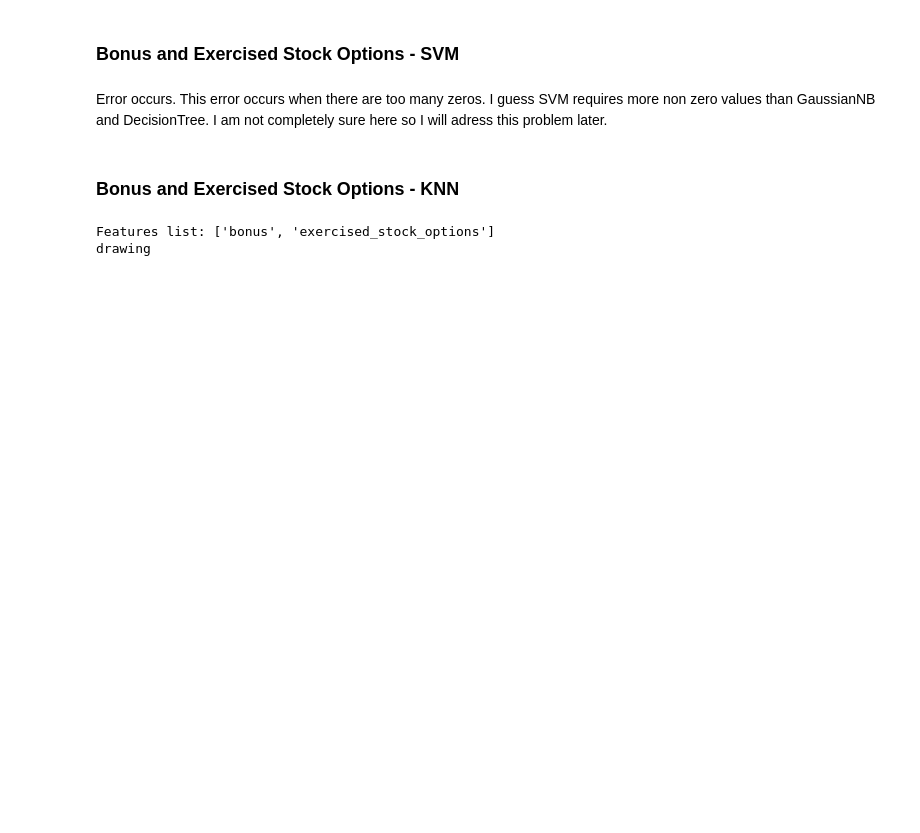
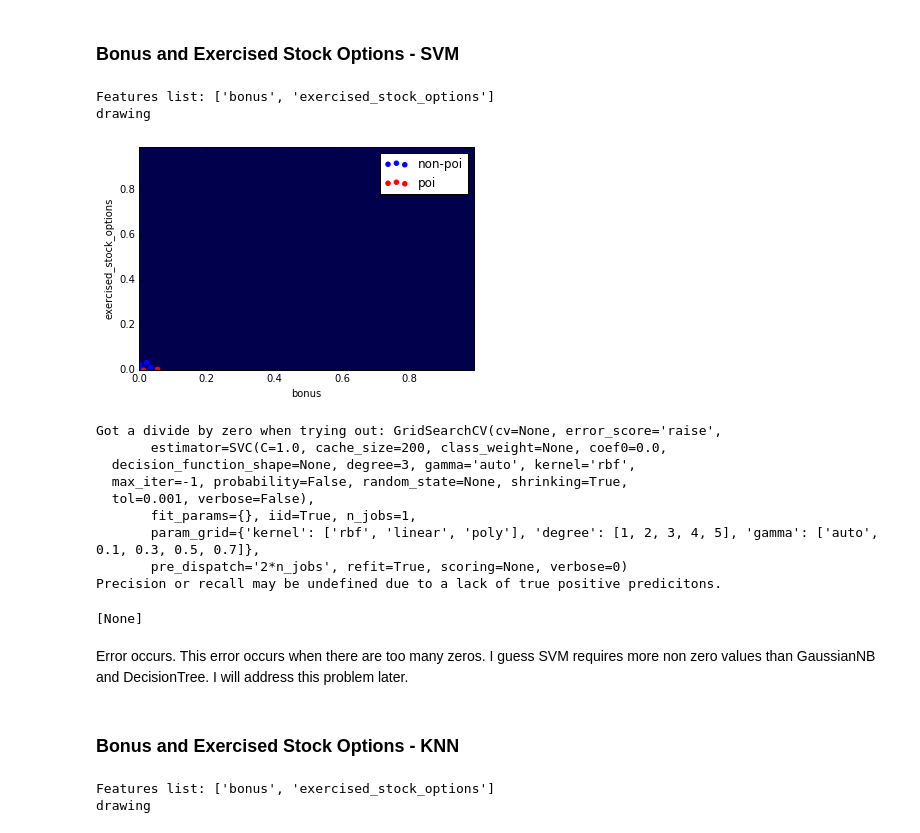
Before and after one commit to wonjunee/machine-learning, a Jupyter notebook: ud120-projects/final_project/final_project.ipynb, the cells around one changed output. Cells and saved outputs as stored; diff of their text form; code cells hidden in the pictures; blank space fills up the shorter version.

```diff
--- a/ud120-projects/final_project/final_project.ipynb
+++ b/ud120-projects/final_project/final_project.ipynb
@@ -713,10 +742,24 @@ Although recall is quite high but other scores are pretty low.  So GaussianNB is
 # %%
 %matplotlib inline
 features = ['poi', 'bonus', 'exercised_stock_options']
 classifiers = ['SVM']
-classify_advanced(features, classifiers, print_result=True, draw_graph=True)
+results["SVM"] = classify_advanced(features, classifiers, print_result=True, draw_graph=True)
+# %% [output]
+Features list: ['bonus', 'exercised_stock_options']
+drawing
+[figure, added]
+Got a divide by zero when trying out: GridSearchCV(cv=None, error_score='raise',
+       estimator=SVC(C=1.0, cache_size=200, class_weight=None, coef0=0.0,
+  decision_function_shape=None, degree=3, gamma='auto', kernel='rbf',
+  max_iter=-1, probability=False, random_state=None, shrinking=True,
+  tol=0.001, verbose=False),
+       fit_params={}, iid=True, n_jobs=1,
+       param_grid={'kernel': ['rbf', 'linear', 'poly'], 'degree': [1, 2, 3, 4, 5], 'gamma': ['auto', 0.1, 0.3, 0.5, 0.7]},
+       pre_dispatch='2*n_jobs', refit=True, scoring=None, verbose=0)
+Precision or recall may be undefined due to a lack of true positive predicitons.
+[None]
 # %% [markdown]
-Error occurs. This error occurs when there are too many zeros. I guess SVM requires more non zero values than GaussianNB and DecisionTree. I am not completely sure here so I will adress this problem later.
+Error occurs. This error occurs when there are too many zeros. I guess SVM requires more non zero values than GaussianNB and DecisionTree. I will address this problem later.
 # %% [markdown]
 ### Bonus and Exercised Stock Options - KNN
 # %%
```
Also changed, not shown: parts of 12 cells of this notebook.
